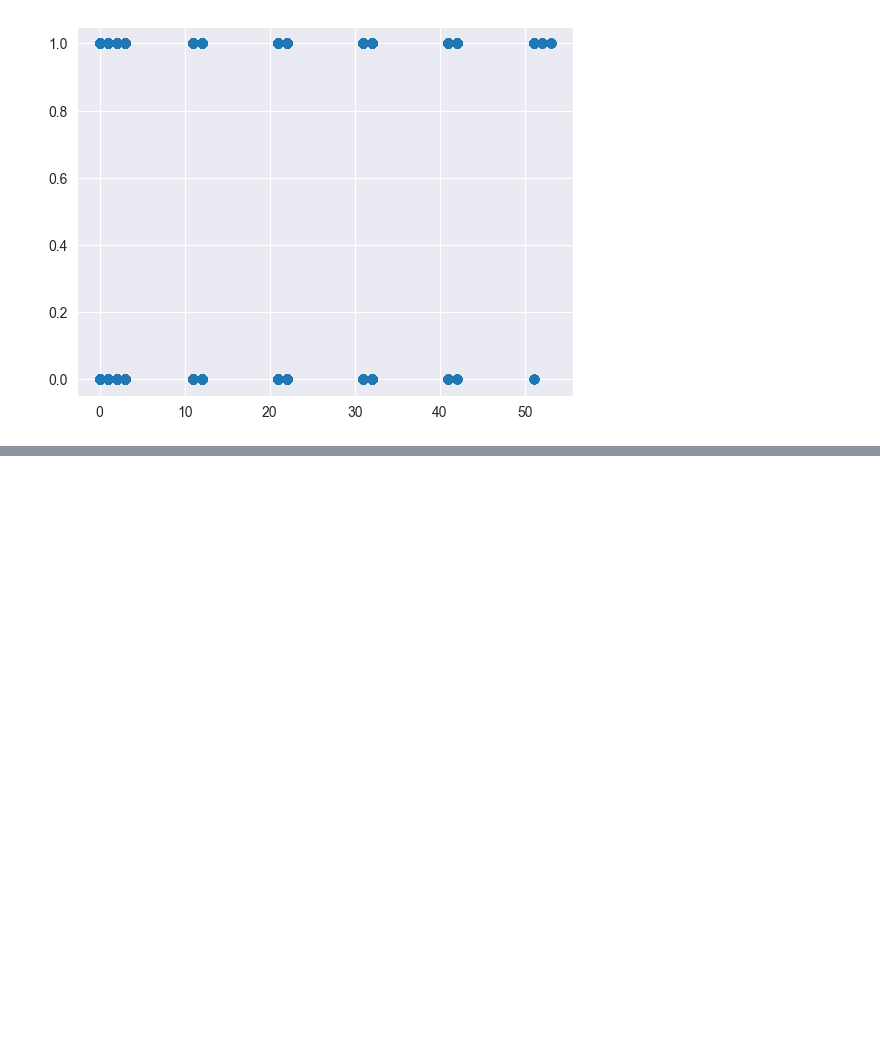
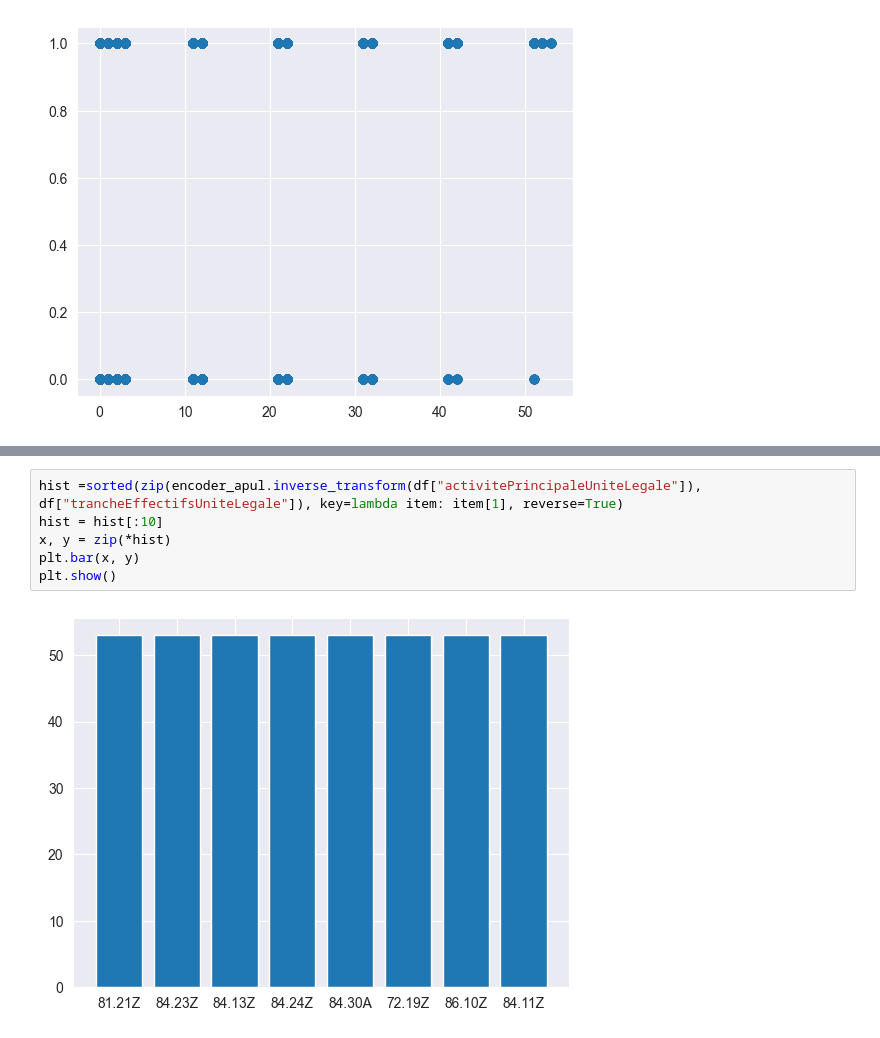
Before and after one commit to JonathanLouamba/Projet_GGVie, a Jupyter notebook: Detection_UniteLegale.ipynb, the cells around one changed output, grey strips where cells are left out. Cells and saved outputs as stored; diff of their text form; blank space fills up the shorter version.

```diff
--- a/Detection_UniteLegale.ipynb
+++ b/Detection_UniteLegale.ipynb
@@ -166,0 +228,8 @@ plt.scatter(df["trancheEffectifsUniteLegale"], df["caractereEmployeurUniteLegale
+# %%
+hist =sorted(zip(encoder_apul.inverse_transform(df["activitePrincipaleUniteLegale"]), df["trancheEffectifsUniteLegale"]), key=lambda item: item[1], reverse=True)
+hist = hist[:10]
+x, y = zip(*hist)
+plt.bar(x, y)
+plt.show()
+# %% [output]
+[figure, added]
```
Also changed, not shown: parts of 5 cells of this notebook, 4 other files.
